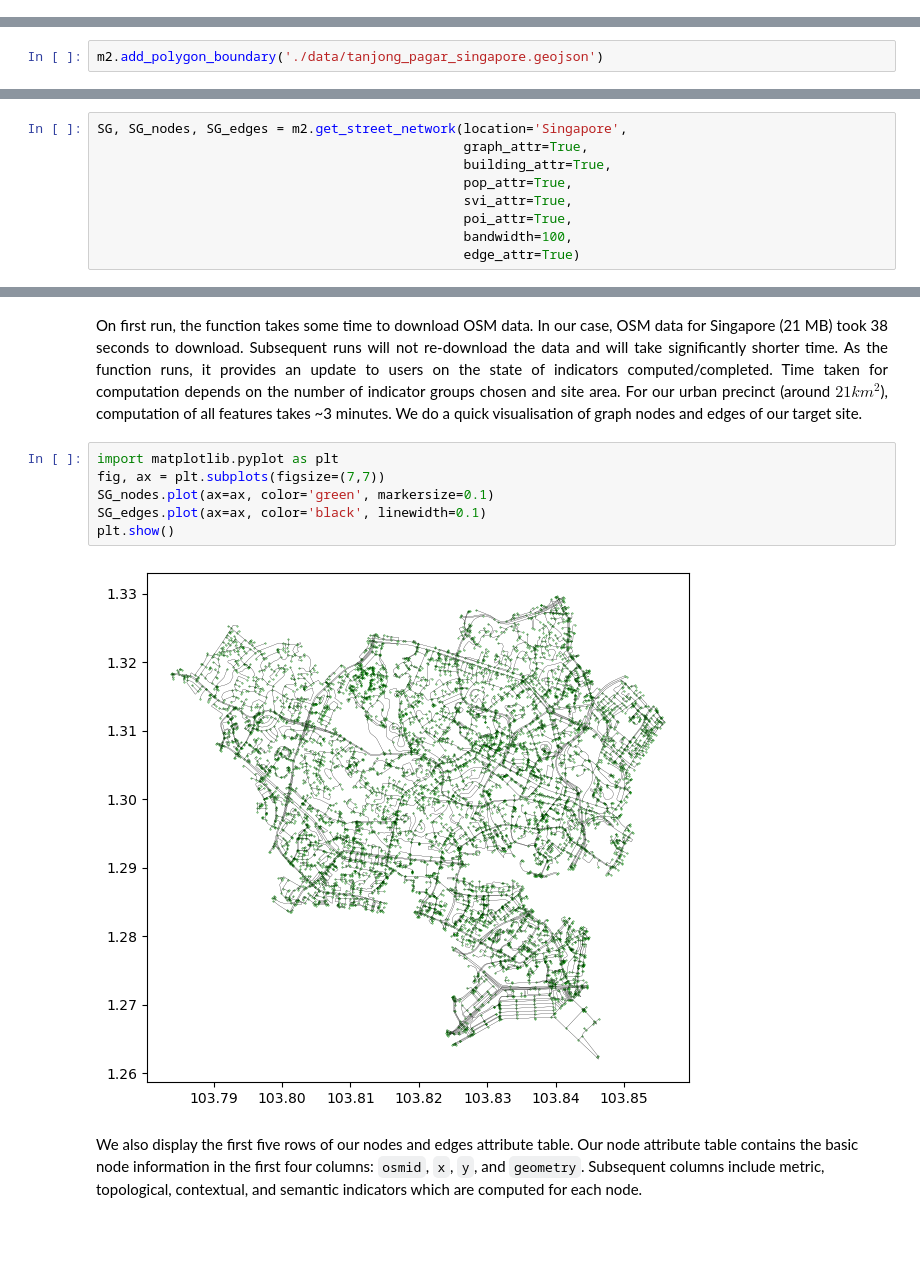
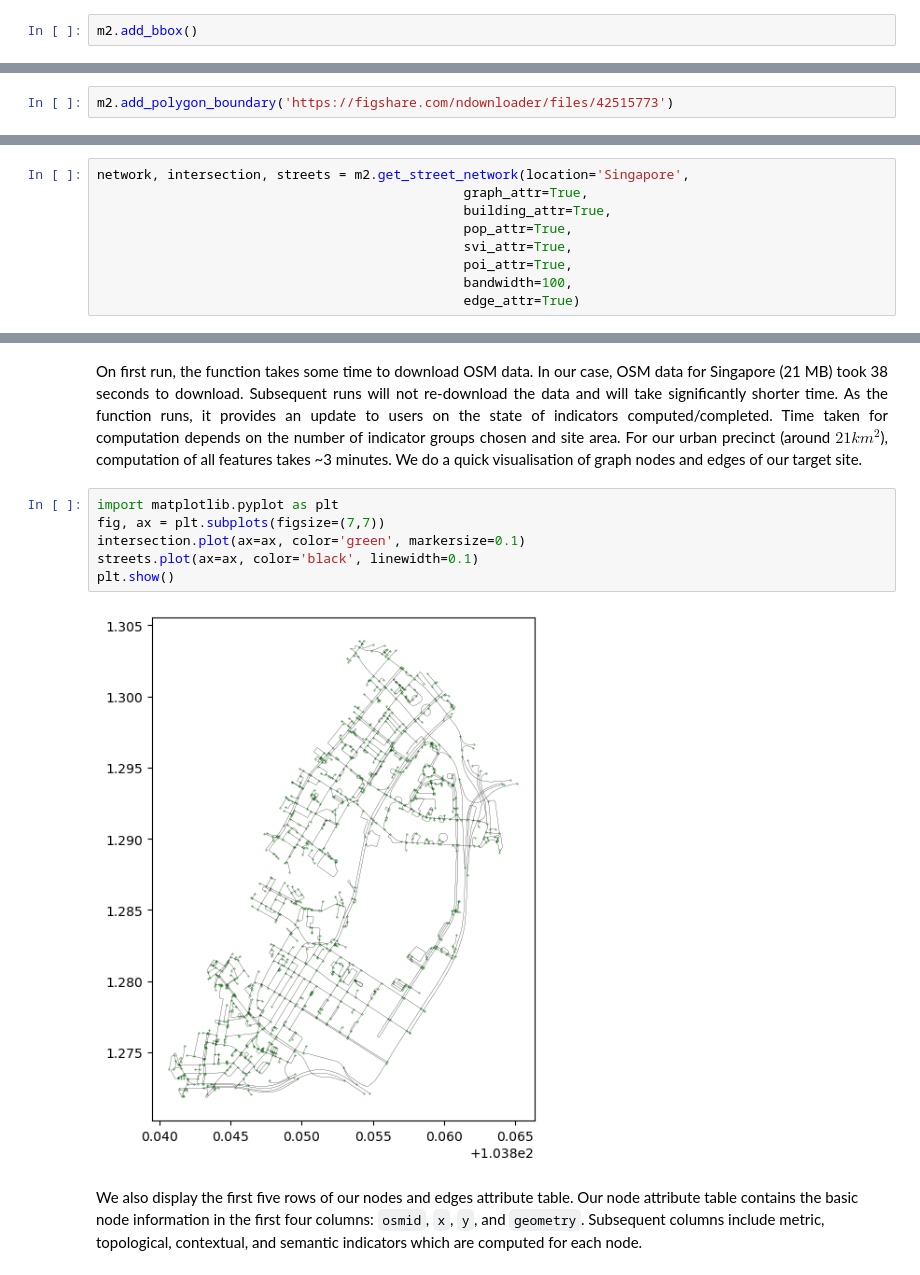
Before and after one commit to winstonyym/urbanity, a Jupyter notebook: docs/notebooks/basic_functionality.ipynb, the cells around one changed output, grey strips where cells are left out. Saved outputs shown, nothing was run; the diff lists cells and outputs as text; blank space fills up the shorter version.

```diff
--- a/docs/notebooks/basic_functionality.ipynb
+++ b/docs/notebooks/basic_functionality.ipynb
@@ -64,3 +68,5 @@ m2 = urb.Map('Singapore')
 m2
 # %% [output]
 Map(center=[1.357107, 103.8194992], controls=(ZoomControl(options=['position', 'zoom_in_text', 'zoom_in_title'…
+# %%
+m2.add_bbox()
@@ -69,5 +77,5 @@ Tanjong Pagar resides in Singapore's Central Business District (CBD). We proceed
 # %%
-m2.add_polygon_boundary('./data/tanjong_pagar_singapore.geojson')
+m2.add_polygon_boundary('https://figshare.com/ndownloader/files/42515773')
 # %% [markdown]
 Similarly, users can access the geographic object through the `polygon_bounds` attribute which in the case of shapefiles returns a geopandas dataframe. Users can access the shapely polygon object by indexing into the geometry column.
 # %%
@@ -95,5 +103,5 @@ We also set `graph_attr`, `building_attr`, `svi_attr`, `pop_attr`, and `poi_attr
 # %%
-SG, SG_nodes, SG_edges = m2.get_street_network(location='Singapore',
+network, intersection, streets = m2.get_street_network(location='Singapore',
                                                graph_attr=True,
                                                building_attr=True,
                                                pop_attr=True,
@@ -125,11 +133,11 @@ Number of nodes: 8049 and number of edges: 20520.
 # %%
 import matplotlib.pyplot as plt
 fig, ax = plt.subplots(figsize=(7,7))
-SG_nodes.plot(ax=ax, color='green', markersize=0.1)
-SG_edges.plot(ax=ax, color='black', linewidth=0.1)
+intersection.plot(ax=ax, color='green', markersize=0.1)
+streets.plot(ax=ax, color='black', linewidth=0.1)
 plt.show()
 # %% [output]
-[figure, old version]
+[figure, new version]
 # %% [markdown]
 We also display the first five rows of our nodes and edges attribute table. Our node attribute table contains the basic node information in the first four columns:  `osmid`, `x`, `y`, and `geometry`. Subsequent columns include metric, topological, contextual, and semantic indicators which are computed for each node.
 # %%
```
Also changed, not shown: parts of 41 cells of this notebook, 12 other files.
